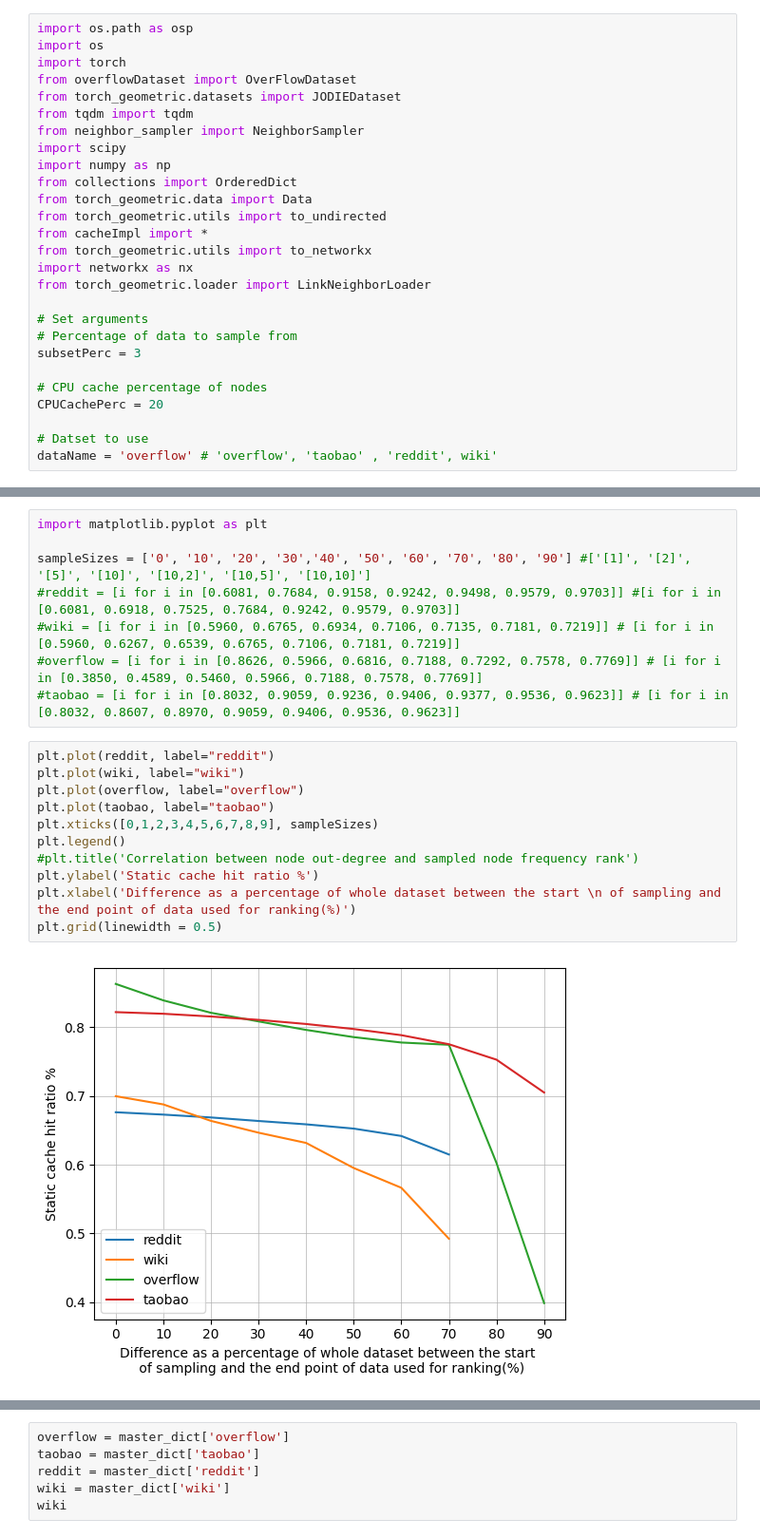
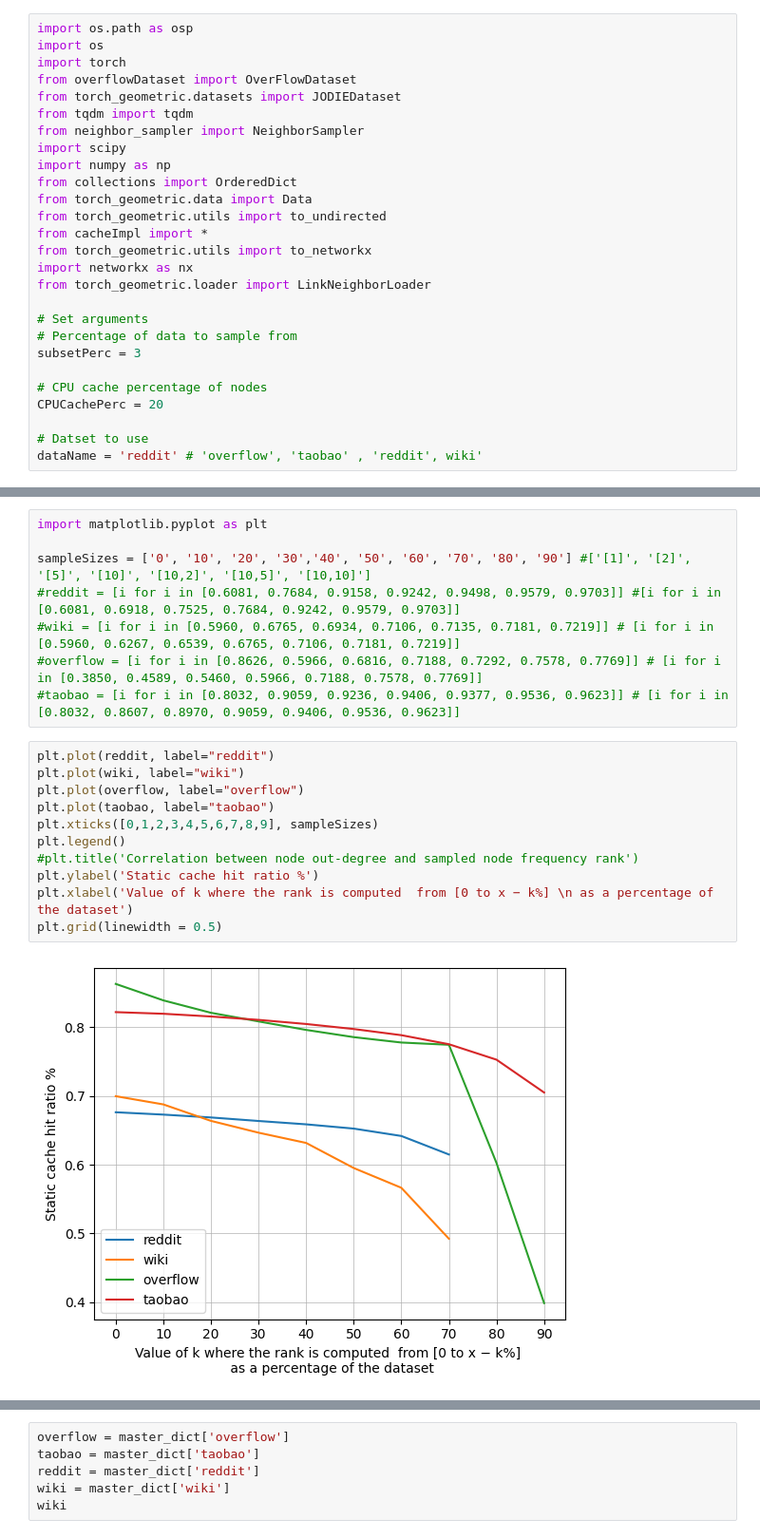
Before and after one commit to zimengzhou1/gnn-ssd, a Jupyter notebook: static_eval.ipynb, the cells around one changed output, grey strips where cells are left out. Shown: that part at 95% size. Drawn from its saved outputs; the diff is of its cells as text.

```diff
--- a/static_eval.ipynb
+++ b/static_eval.ipynb
@@ -24,7 +24,7 @@ subsetPerc = 3
 CPUCachePerc = 20
 
 # Datset to use
-dataName = 'overflow' # 'overflow', 'taobao' , 'reddit', wiki'
+dataName = 'reddit' # 'overflow', 'taobao' , 'reddit', wiki'
 # %%
 # Load data
 __file__ = os.path.abspath('')
@@ -136,16 +138,16 @@ sampleSizes = ['0', '10', '20', '30','40', '50', '60', '70', '80', '90'] #['[1]'
 # %%
 plt.plot(reddit, label="reddit")
 plt.plot(wiki, label="wiki")
 plt.plot(overflow, label="overflow")
 plt.plot(taobao, label="taobao")
 plt.xticks([0,1,2,3,4,5,6,7,8,9], sampleSizes)
 plt.legend()
 #plt.title('Correlation between node out-degree and sampled node frequency rank')
 plt.ylabel('Static cache hit ratio %')
-plt.xlabel('Difference as a percentage of whole dataset between the start \n of sampling and the end point of data used for ranking(%)')
+plt.xlabel('Value of k where the rank is computed  from [0 to x − k%] \n as a percentage of the dataset')
 plt.grid(linewidth = 0.5)
 # %% [output]
-[figure, old version]
+[figure, new version]
 # %%
 import json
 import os
```
Also changed, not shown: parts of 26 cells of this notebook, 31 other files.
